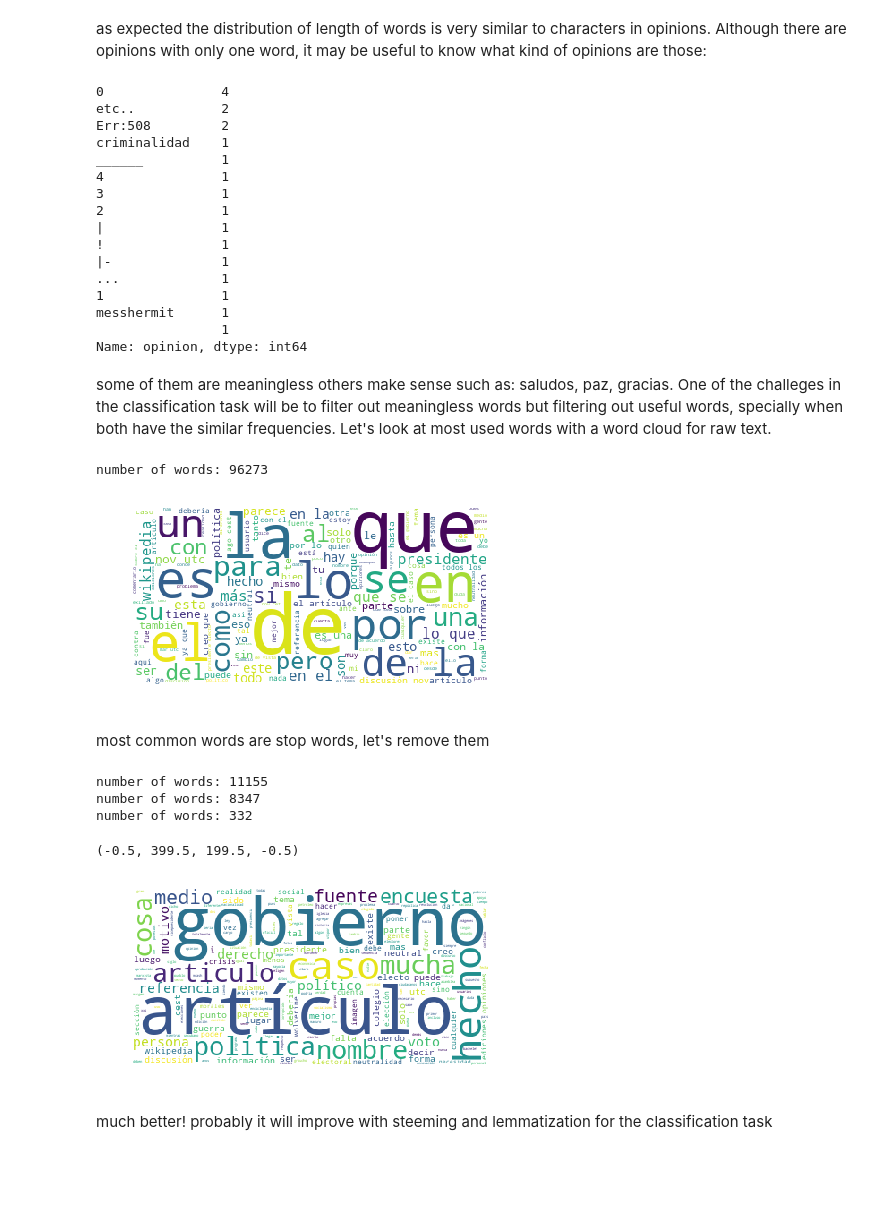
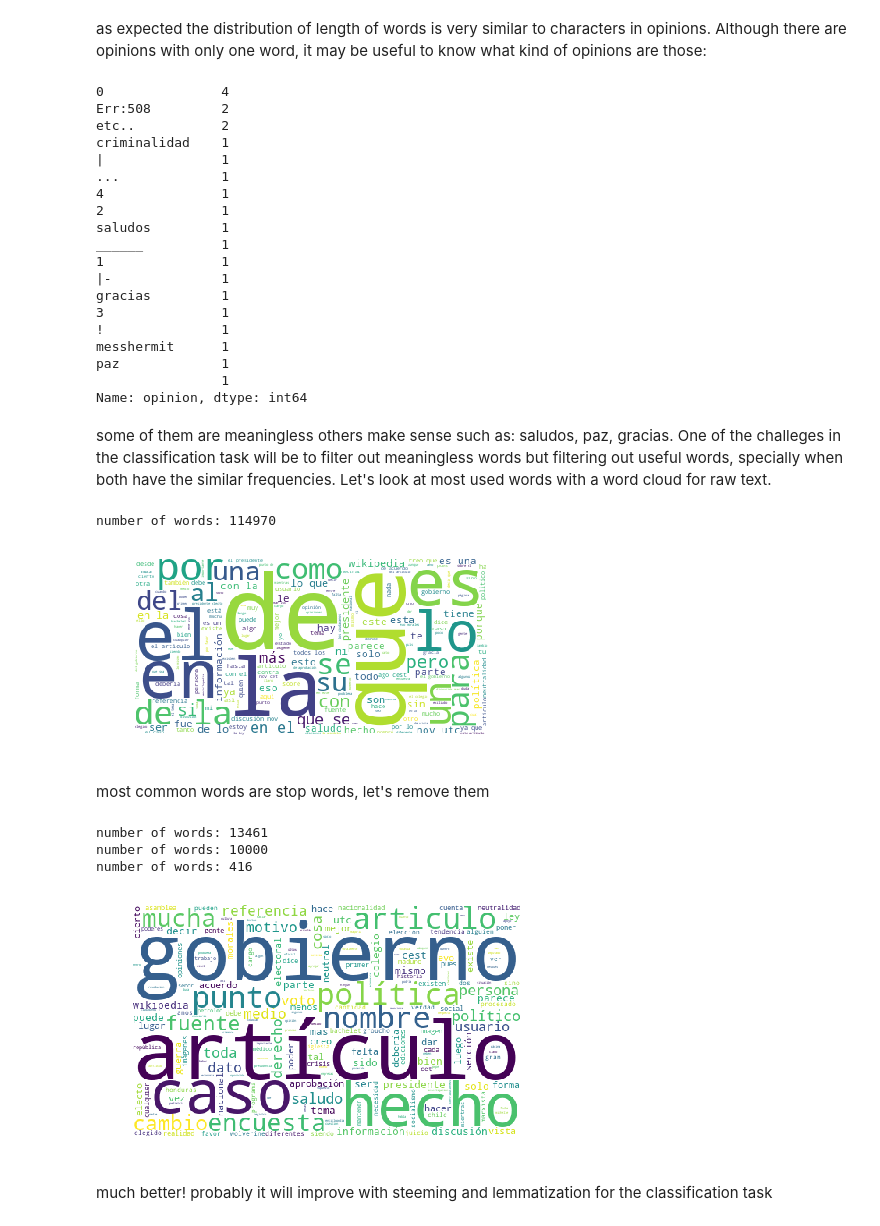
Before and after one commit to espol-cti/cwdiscussions, a Jupyter notebook: identify opinion types.ipynb, the cells around one changed output. Cells and saved outputs as stored; diff of their text form; code cells hidden in the pictures; blank space fills up the shorter version.

Commit message:
add missing graphs, improve calculations

```diff
--- a/identify opinion types.ipynb
+++ b/identify opinion types.ipynb
@@ -114,6 +121,6 @@ ds[['row_id','type']].groupby('type').count().plot.barh()
 # %% [markdown]
 since the labels are unbalanced, in order to avoid problems in the classification task, we will select those types with more than 100 instances
 # %%
-ds=ds[ds.type.isin(['PSR','NRC', 'CO'])]
-ds[['row_id','type']].groupby('type').count().plot.barh()
+ds=ds[ds.type.isin(['PSR','NRC', 'CO', 'IP', 'ATT+'])]
+ds[['row_id','type']].groupby('type').count()
 # %% [output]
@@ -157,19 +228,22 @@ as expected the distribution of length of words is very similar to characters in
 ds[ds.opnumwords<2].opinion.value_counts()
 # %% [output]
 0               4
+Err:508         2
 etc..           2
-Err:508         2
 criminalidad    1
+|               1
+...             1
+4               1
+2               1
+saludos         1
 ______          1
-4               1
+1               1
+|-              1
+gracias         1
 3               1
-2               1
-|               1
 !               1
-|-              1
-...             1
-1               1
 messhermit      1
+paz             1
                 1
 Name: opinion, dtype: int64
 # %% [markdown]
@@ -182,8 +256,8 @@ plt.imshow(wordcloud)
 plt.axis("off")
 print(f'number of words: {len(words)}')
 # %% [output]
-number of words: 96273
+number of words: 114970
-[figure, old version]
+[figure, new version]
 # %% [markdown]
 most common words are stop words, let's remove them
 # %%
@@ -192,39 +266,40 @@ import re
 
 stopset = set(stopwords.words('english') + stopwords.words('spanish'))
 
 def tokenize(text):
     text = re.sub(r"(?:\#|@|https?\://)\S+", "", text)
     text = re.sub("[^a-zA-Z] ","",text)
     text = re.sub(r'\b\w{1,2}\b',' ',text)
     text = re.sub(r'http[\bs]*',' ',text)
     tokens = word_tokenize(text)
     return tokens
 
 word_list = word_tokenize(words)
 word_list = [word for word in word_list if word not in stopset]
 print(f'number of words: {len(word_list)}')
 word_list = tokenize(words)
 word_list = [word for word in word_list if word not in stopset]
 print(f'number of words: {len(word_list)}')
 
 wds = pd.DataFrame(word_list)
 wds.columns = ['word']
 wds=wds.word.value_counts().reset_index()
 wds.columns=['word', 'count']
 #wds[wds.word.str.contains('hola')]
 wds=wds[wds['count']>3]
 print(f'number of words: {len(wds)}')
 
 filtered_words = ' '.join(wds.word)
-wordcloud = WordCloud(background_color='white').generate(filtered_words)
+wordcloud = WordCloud(background_color='white', width=500, height=300).generate(filtered_words)
 plt.imshow(wordcloud)
 plt.axis("off")
+plt.tight_layout()
+plt.savefig('output/wordcloud.eps', format='eps')
 # %% [output]
-number of words: 11155
-number of words: 8347
-number of words: 332
+number of words: 13461
+number of words: 10000
+number of words: 416
-(-0.5, 399.5, 199.5, -0.5)
-[figure, old version]
+[figure, new version]
 # %% [markdown]
 much better! probably it will improve with steeming and lemmatization for the classification task
 # %% [markdown]
```
Also changed, not shown: parts of 25 cells of this notebook, 10 other files.
